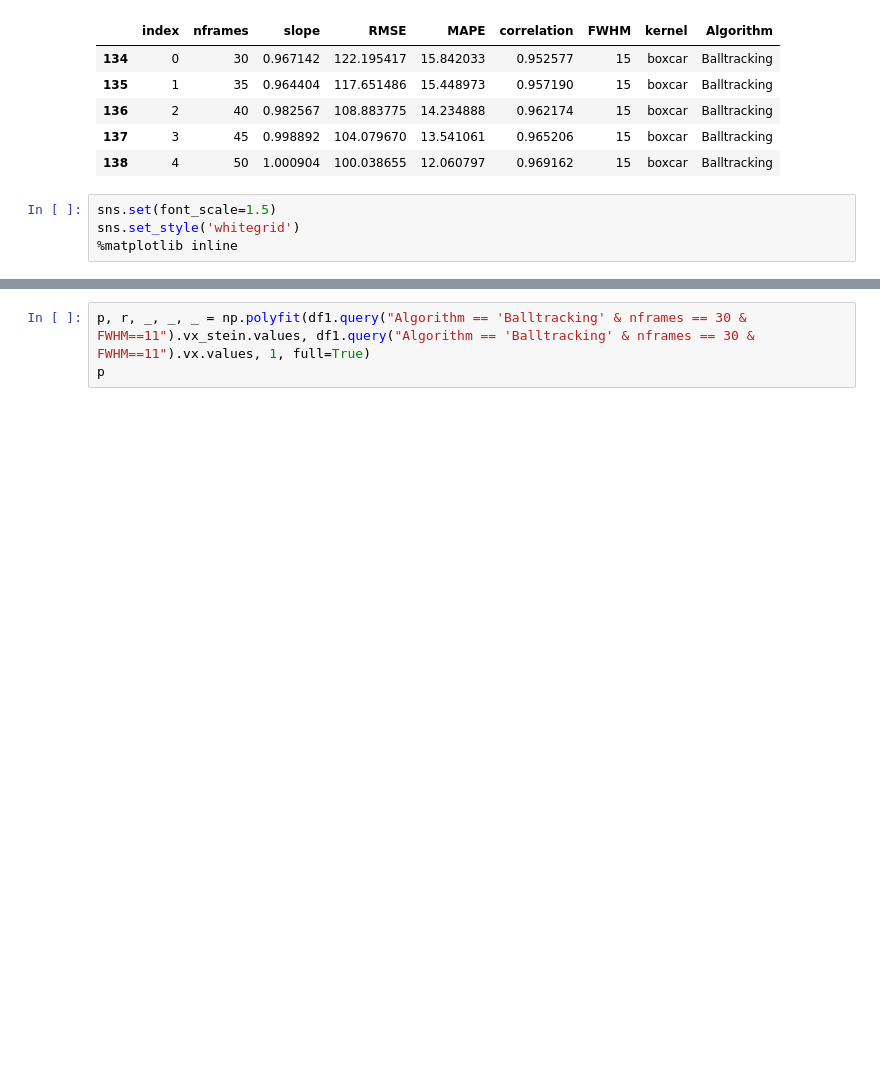
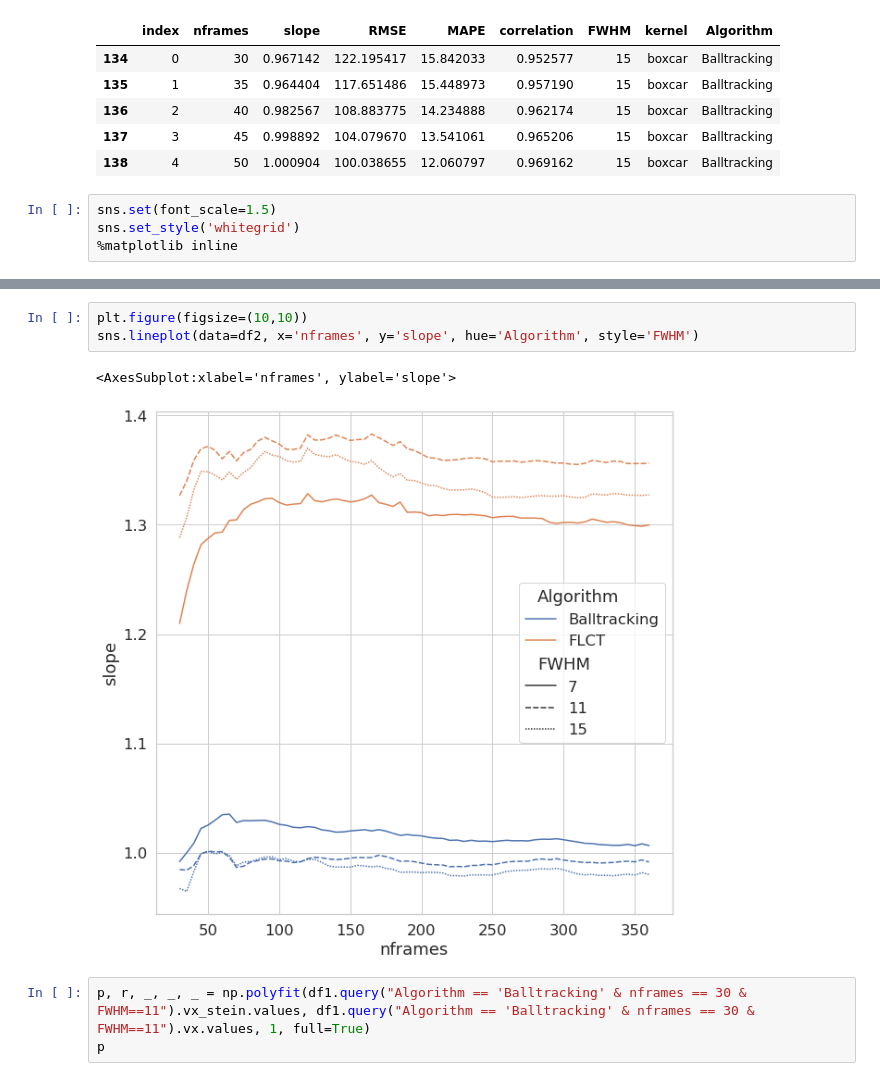
Before and after one commit to raphael-attie/sunflower, a Jupyter notebook: Comparisons/DeepVelU_FLCT_Balltracking.ipynb, the cells around one changed output, grey strips where cells are left out. Drawn from its saved outputs; the diff is of its cells as text; blank space fills up the shorter version.

```diff
--- a/Comparisons/DeepVelU_FLCT_Balltracking.ipynb
+++ b/Comparisons/DeepVelU_FLCT_Balltracking.ipynb
@@ -296,3 +291,9 @@ array([ 255.91424512,  858.89887923,  -74.84412008, ..., -855.23912037,
+# %%
+plt.figure(figsize=(10,10))
+sns.lineplot(data=df2, x='nframes', y='slope', hue='Algorithm', style='FWHM')
+# %% [output]
+<AxesSubplot:xlabel='nframes', ylabel='slope'>
+[figure, added]
 # %%
 p, r, _, _, _ = np.polyfit(df1.query("Algorithm == 'Balltracking' & nframes == 30 & FWHM==11").vx_stein.values, df1.query("Algorithm == 'Balltracking' & nframes == 30 & FWHM==11").vx.values, 1, full=True)
 p
```
Also changed, not shown: parts of 2 cells of this notebook, 1 other file.
